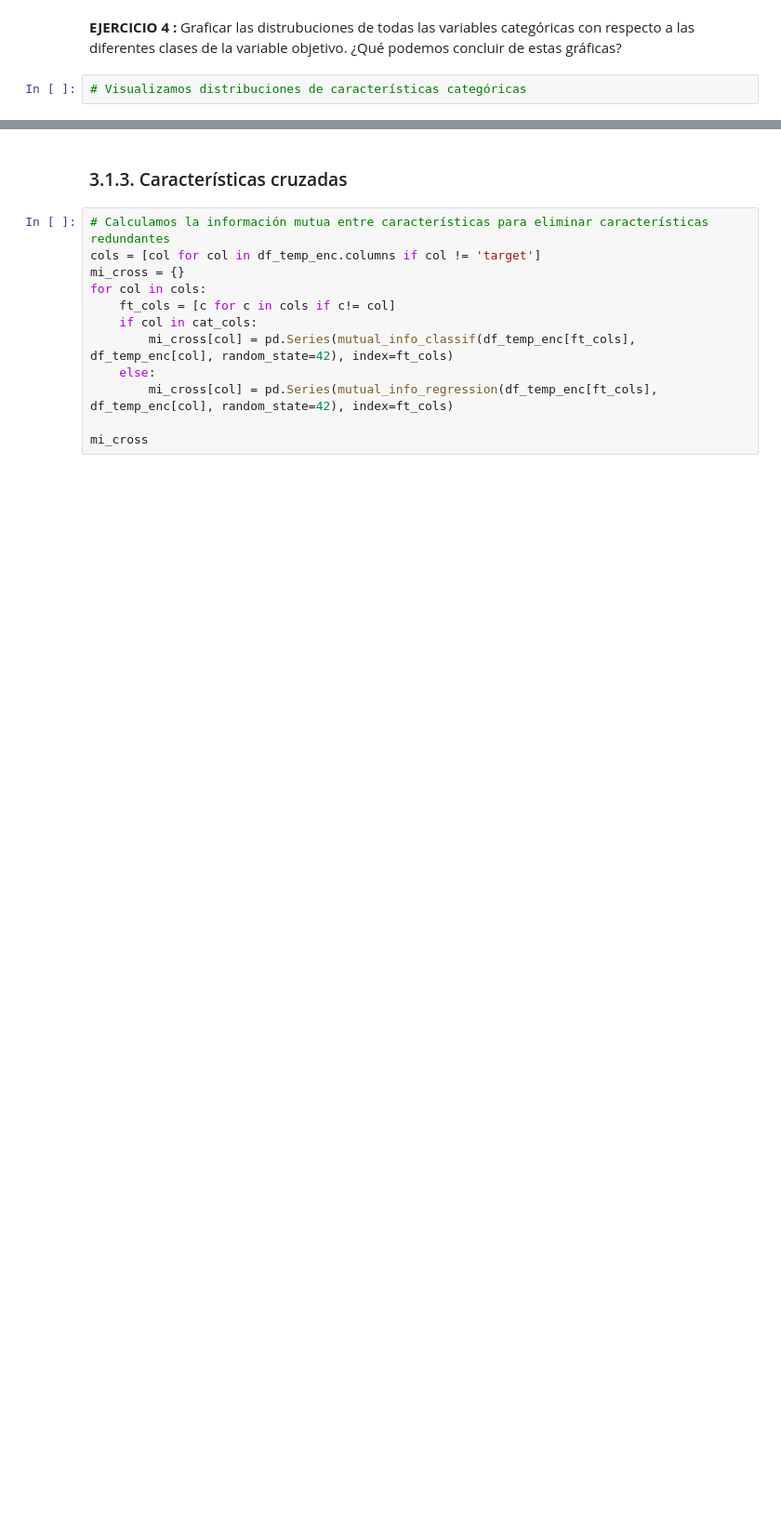
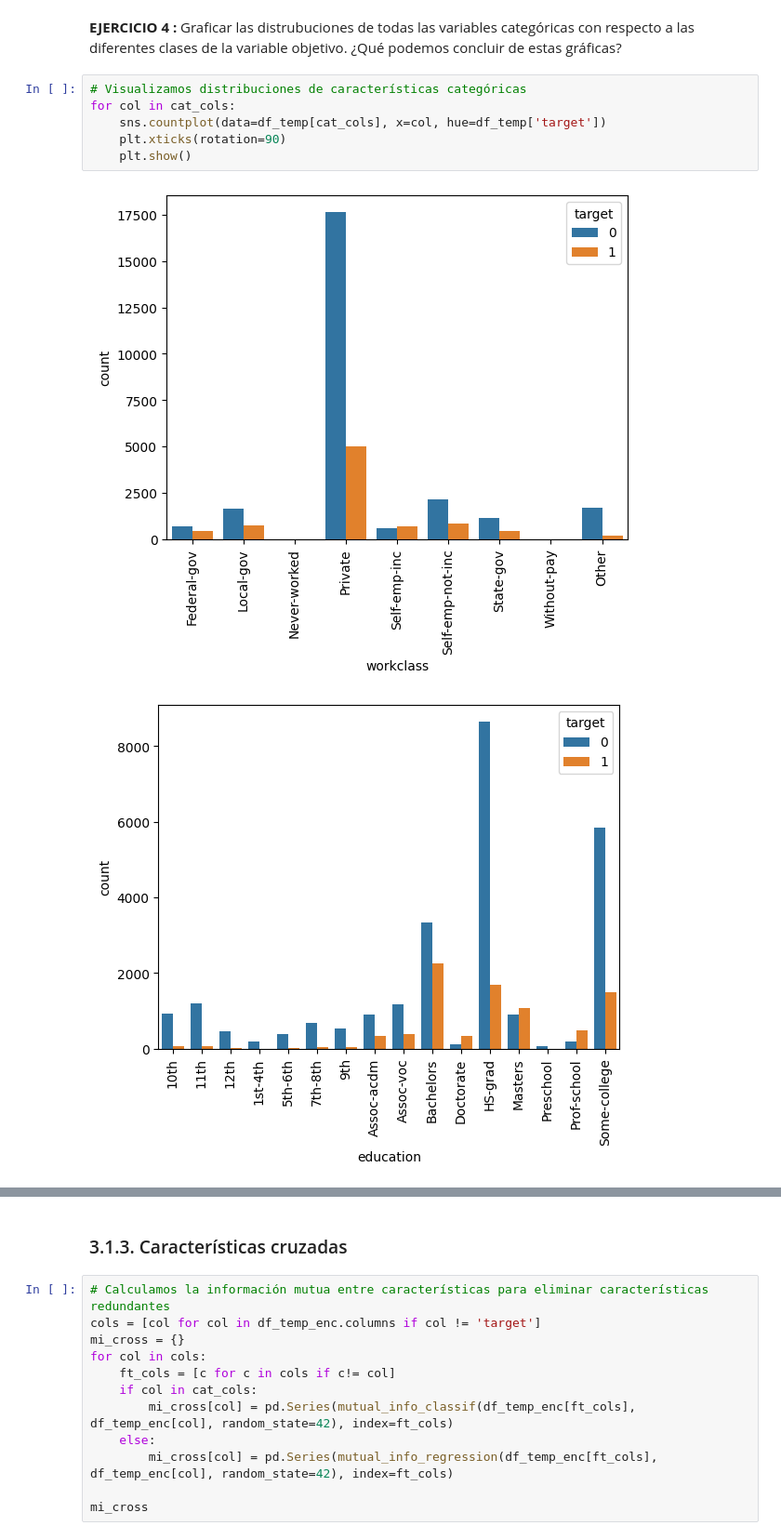
Before and after one commit to fdiazja93/especialidad-en-GenAI, a Jupyter notebook: Clase 1/laboratorio_1.ipynb, the cells around one changed output, grey strips where cells are left out. Shown at 93% size. Cells and saved outputs as stored; diff of their text form; blank space fills up the shorter version.

```diff
--- a/Clase 1/laboratorio_1.ipynb
+++ b/Clase 1/laboratorio_1.ipynb
@@ -296,3 +397,10 @@ print(f'\n === Las estadísticas básicas de las variables categóricas son: ===
 **EJERCICIO 4 :** Graficar las distrubuciones de todas las variables categóricas con respecto a las diferentes clases de la variable objetivo. ¿Qué podemos concluir de estas gráficas?
 # %%
 # Visualizamos distribuciones de características categóricas
+for col in cat_cols:
+    sns.countplot(data=df_temp[cat_cols], x=col, hue=df_temp['target'])
+    plt.xticks(rotation=90)
+    plt.show()
+# %% [output]
+[figure, added]
+[figure, added]
```
Also changed, not shown: parts of 23 cells of this notebook.
